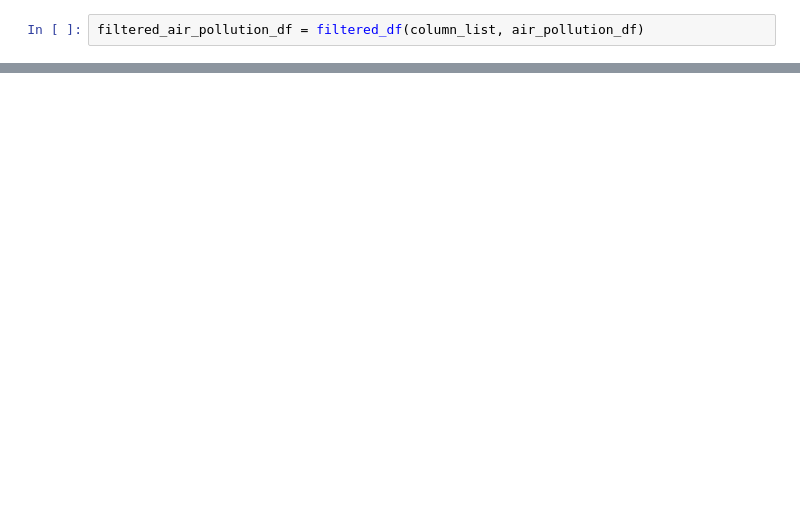
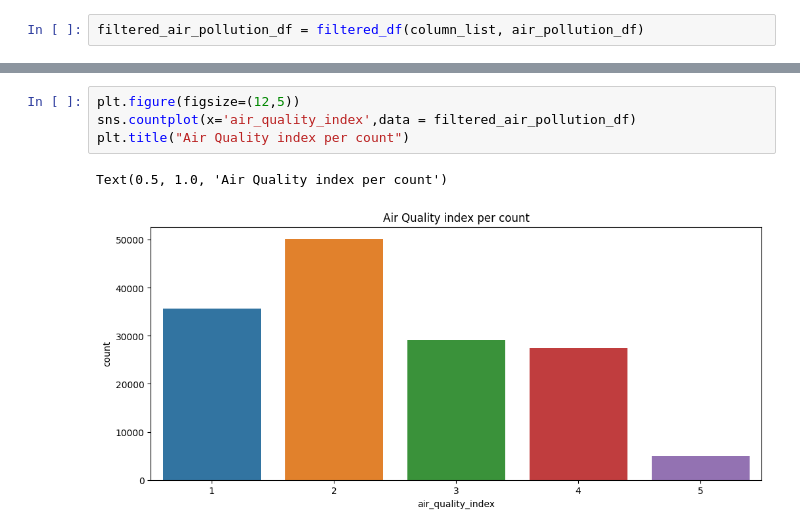
Before and after one commit to CleanAir-Quest/pollution-monitoring, a Jupyter notebook: pollution_data_nairobi.ipynb, the cells around one changed output, grey strips where cells are left out. Drawn from its saved outputs; the diff is of its cells as text; blank space fills up the shorter version.

```diff
--- a/pollution_data_nairobi.ipynb
+++ b/pollution_data_nairobi.ipynb
@@ -242,0 +247,7 @@ plt.show()
+# %%
+plt.figure(figsize=(12,5))
+sns.countplot(x='air_quality_index',data = filtered_air_pollution_df)
+plt.title("Air Quality index per count")
+# %% [output]
+Text(0.5, 1.0, 'Air Quality index per count')
+[figure, added]
```
Also changed, not shown: parts of 38 cells of this notebook.
